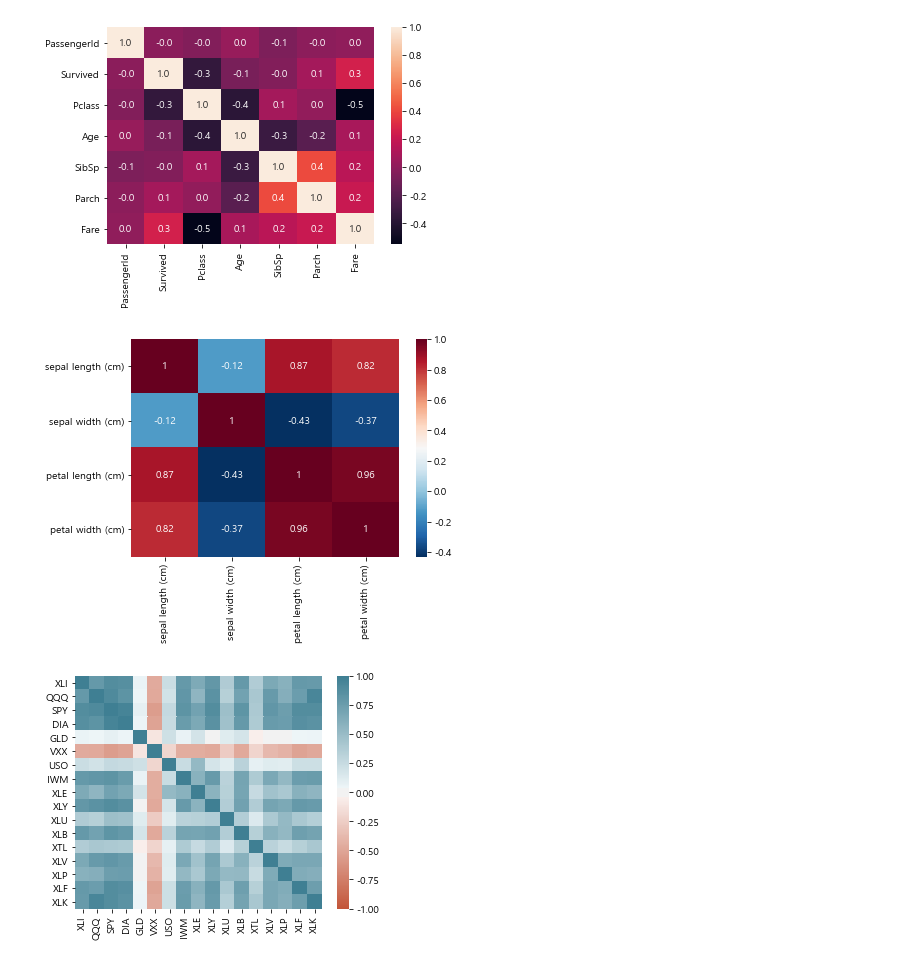
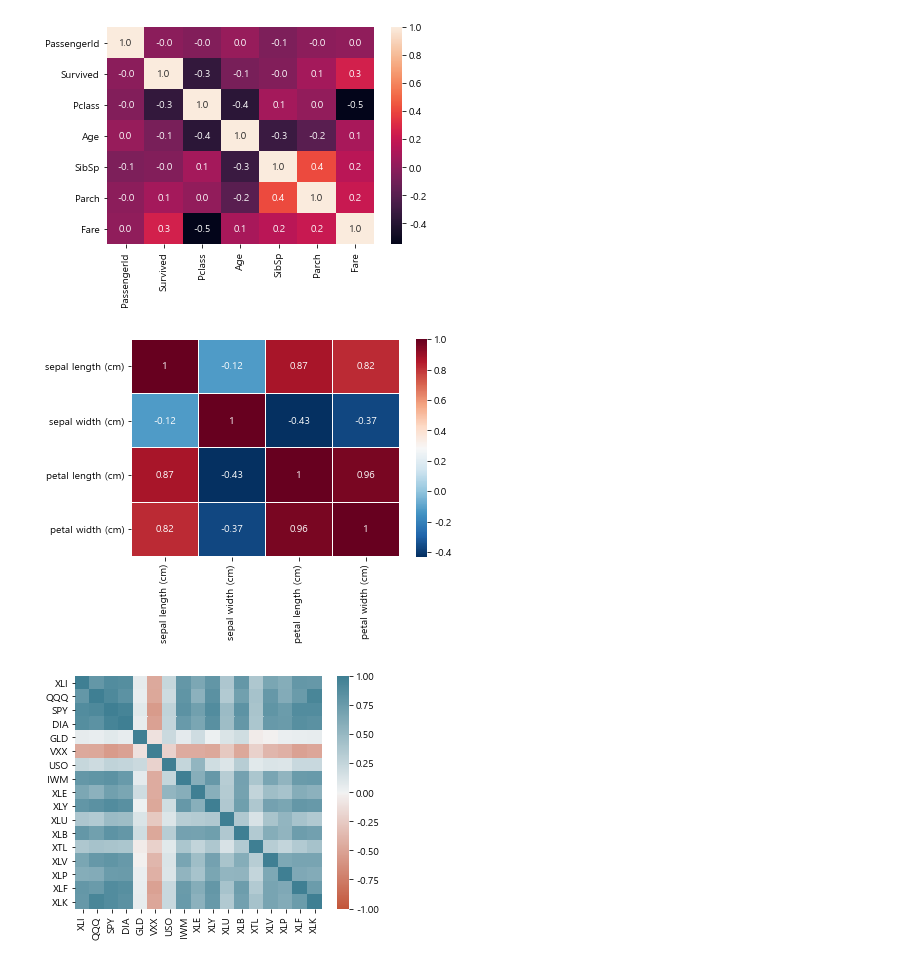
Before and after one commit to hjben/adp, a Jupyter notebook: 02_codebook_VISUALIZATION.ipynb, the cells around one changed output. Saved outputs shown, nothing was run; the diff lists cells and outputs as text; code cells hidden in the pictures.

```diff
--- a/02_codebook_VISUALIZATION.ipynb
+++ b/02_codebook_VISUALIZATION.ipynb
@@ -545,11 +596,11 @@ plt.show()
 # %%
 iris_corr=iris.drop(columns='Class').corr(method='pearson') # Pearson correlation
 
 # Corr methods: pearson, kendall, spearman
 # 절댓값 0.8 이상이면 강한 선형 상관관계로 판단, 0.4 미만이면 거의 상관 없음.
-sns.heatmap(iris_corr, xticklabels=iris_corr.columns, yticklabels=iris_corr.columns, cmap='RdBu_r', annot=True)
+sns.heatmap(iris_corr, xticklabels=iris_corr.columns, yticklabels=iris_corr.columns, cmap='RdBu_r', annot=True, linewidths=0.1, linecolor='white') # linewidths, linecolor: 사각형 사이의 선 옵션 지정
 plt.show()
 # %% [output]
-[figure, old version]
+[figure, new version]
 # %%
 fig, ax = plt.subplots(figsize=(5, 4))
```
Also changed, not shown: parts of 52 cells of this notebook.
